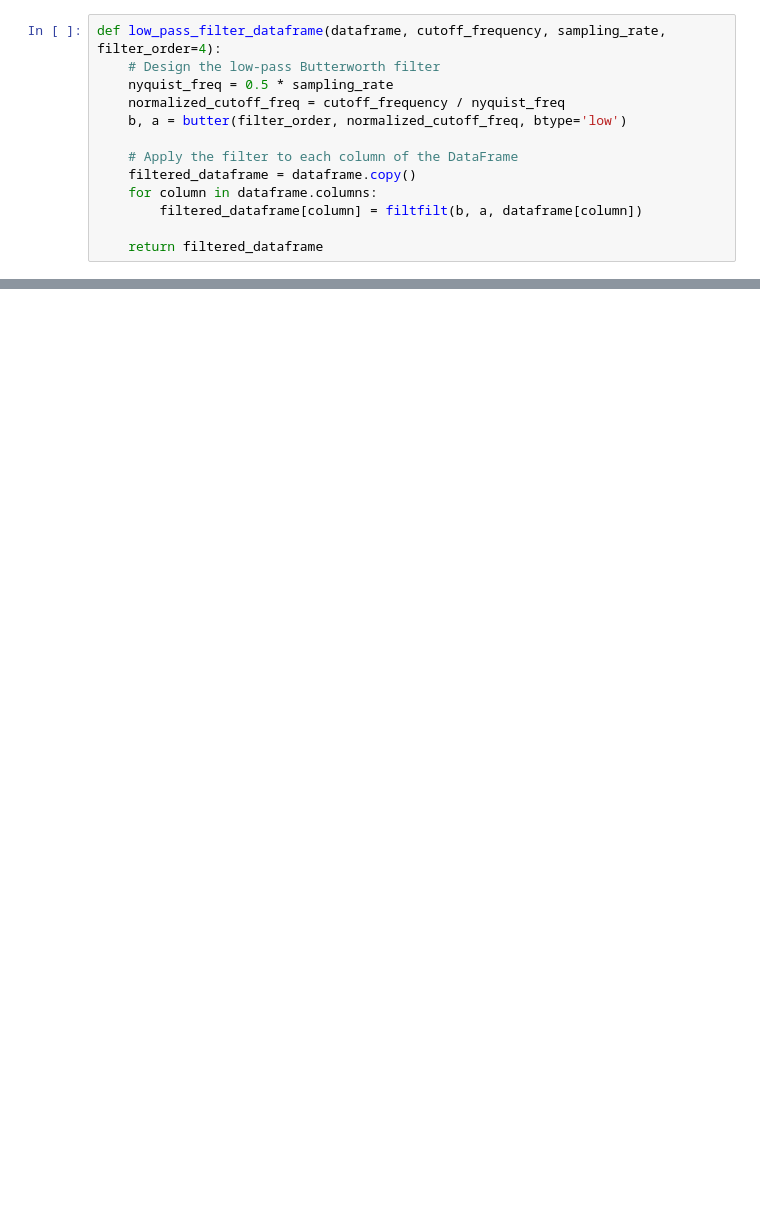
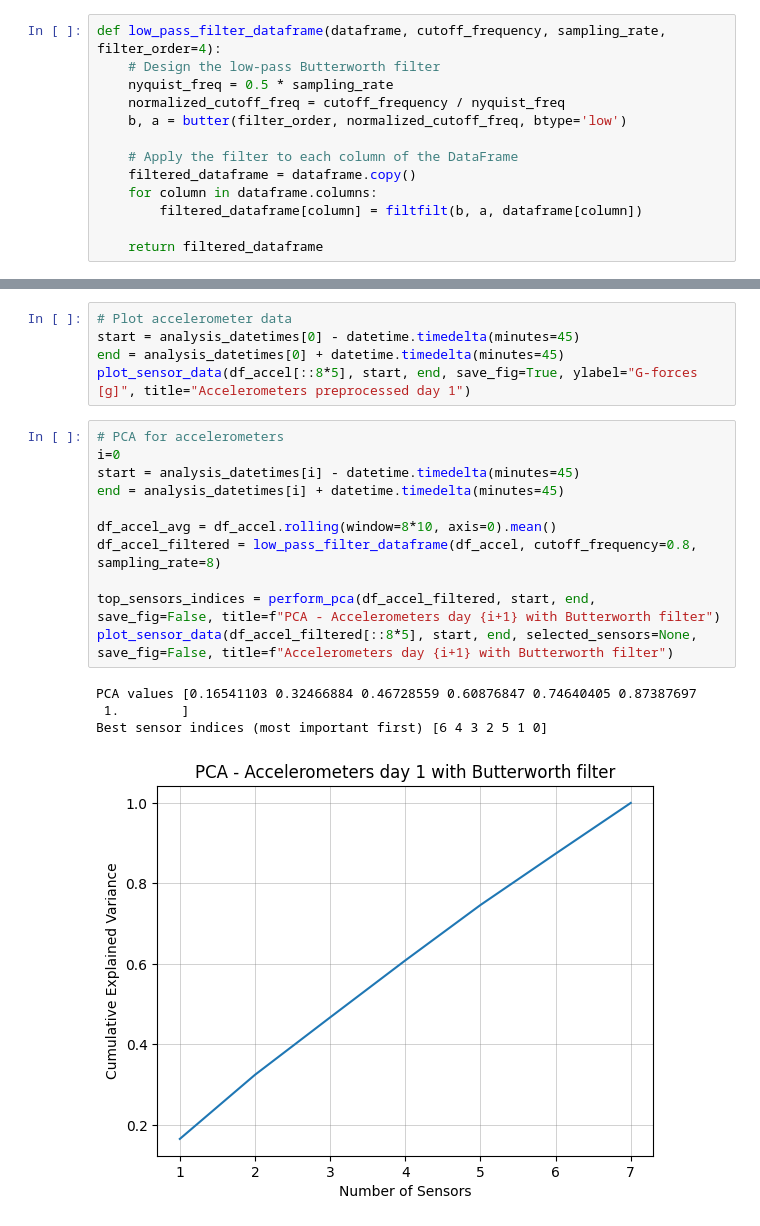
Before and after one commit to TheRealArmon/TTK_final_boss, a Jupyter notebook: sensors/curated_data/analysis.ipynb, the cells around one changed output, grey strips where cells are left out. Saved outputs shown, nothing was run; the diff lists cells and outputs as text; blank space fills up the shorter version.

```diff
--- a/sensors/curated_data/analysis.ipynb
+++ b/sensors/curated_data/analysis.ipynb
@@ -182,0 +193,21 @@ def low_pass_filter_dataframe(dataframe, cutoff_frequency, sampling_rate, filter
+# %%
+# Plot accelerometer data
+start = analysis_datetimes[0] - datetime.timedelta(minutes=45)
+end = analysis_datetimes[0] + datetime.timedelta(minutes=45)
+plot_sensor_data(df_accel[::8*5], start, end, save_fig=True, ylabel="G-forces [g]", title="Accelerometers preprocessed day 1")
+# %%
+# PCA for accelerometers
+i=0
+start = analysis_datetimes[i] - datetime.timedelta(minutes=45)
+end = analysis_datetimes[i] + datetime.timedelta(minutes=45)
+
+df_accel_avg = df_accel.rolling(window=8*10, axis=0).mean()
+df_accel_filtered = low_pass_filter_dataframe(df_accel, cutoff_frequency=0.8, sampling_rate=8)
+
+top_sensors_indices = perform_pca(df_accel_filtered, start, end,  save_fig=False, title=f"PCA - Accelerometers day {i+1} with Butterworth filter")
+plot_sensor_data(df_accel_filtered[::8*5], start, end, selected_sensors=None, save_fig=False, title=f"Accelerometers day {i+1} with Butterworth filter")
+# %% [output]
+PCA values [0.16541103 0.32466884 0.46728559 0.60876847 0.74640405 0.87387697
+ 1.        ]
+Best sensor indices (most important first) [6 4 3 2 5 1 0]
+[figure, added]
```
Also changed, not shown: parts of 12 cells of this notebook, 13 other files.
